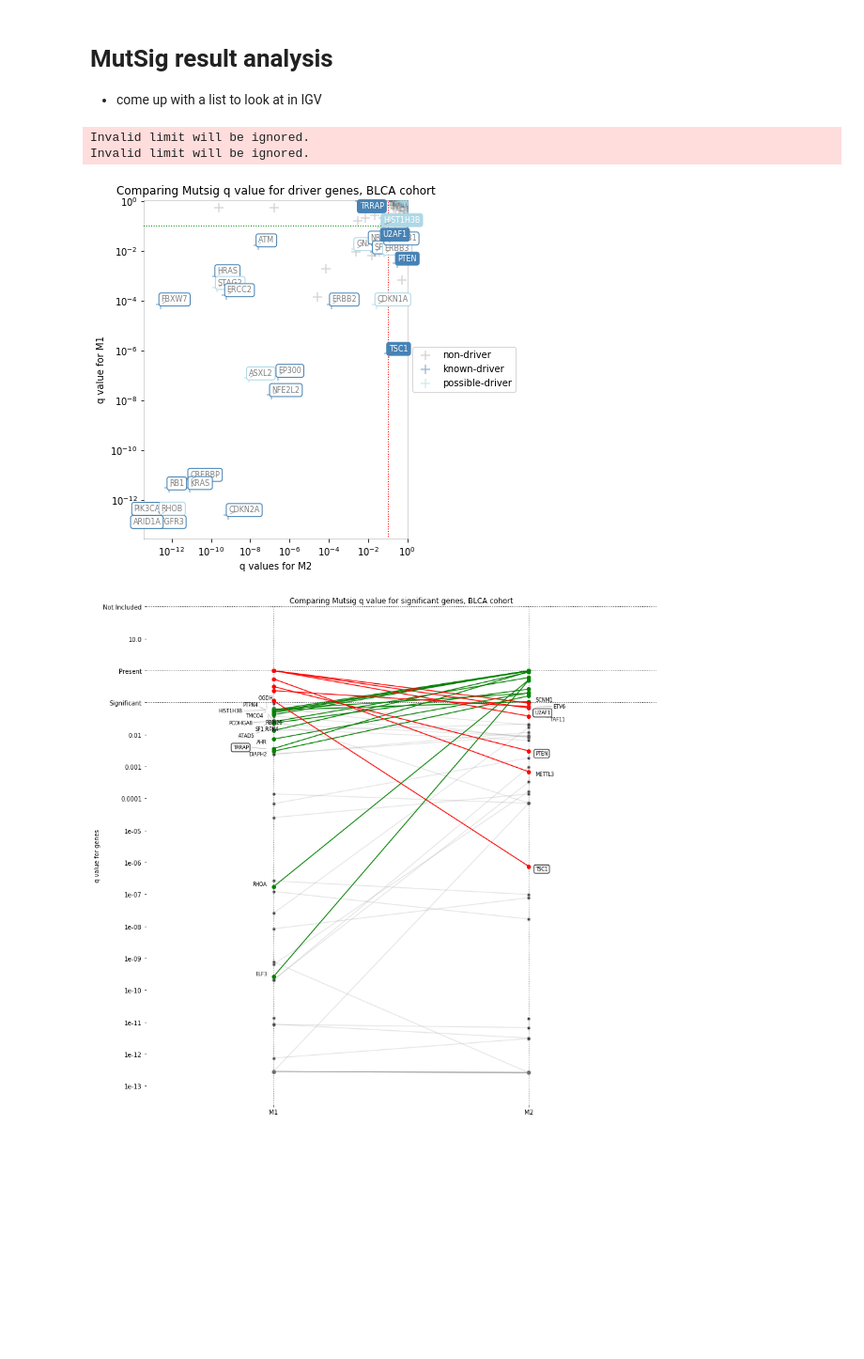
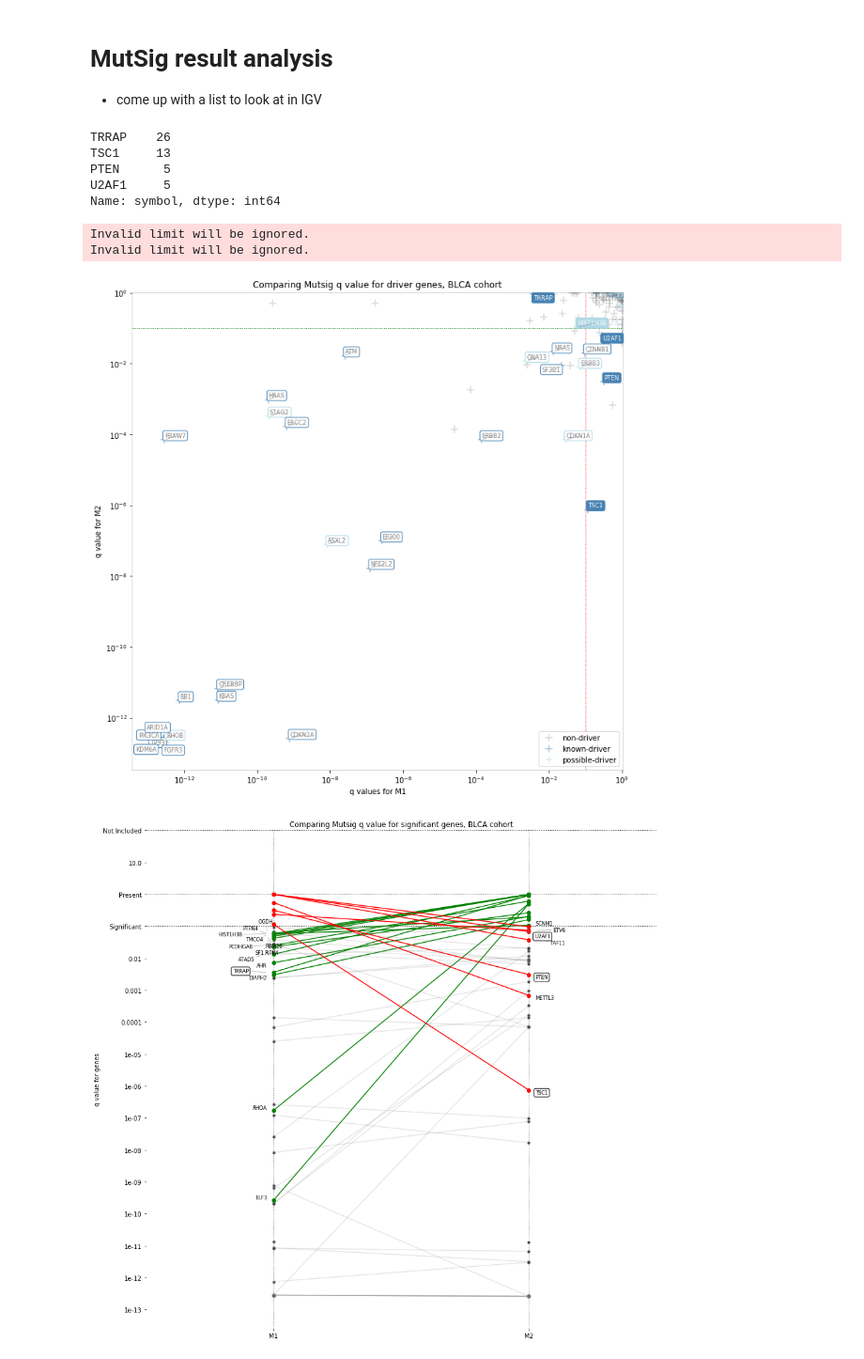
Before and after one commit to getzlab/mutect-benchmark, a Jupyter notebook: src/Mutsig.ipynb, the cells around one changed output. Shown at 94% size. Saved outputs shown, nothing was run; the diff lists cells and outputs as text; code cells hidden in the pictures; blank space fills up the shorter version.

Commit message:
correct comut plot

```diff
--- a/src/Mutsig.ipynb
+++ b/src/Mutsig.ipynb
@@ -119,6 +119,15 @@ def get_diff_driver_calls(cohort, include_tier=2):
     M = M.merge(filter_reasons, how = 'left', on = ['chr', 'pos', 'patient'])
     M.to_csv('/demo-mount/m2_results/combined_res/site_list/{}.tsv'.format(cohort), sep = '\t', index = False )
     return M
+# %%
+dd = get_diff_driver_calls('BLCA')
+dd.symbol.value_counts() # matches the plot
+# %% [output]
+TRRAP    26
+TSC1     13
+PTEN      5
+U2AF1     5
+Name: symbol, dtype: int64
 # %%
 def scatter_q(cohort):
 
@@ -127,7 +136,7 @@ def scatter_q(cohort):
     df['tier'] = df.tier.astype('str').replace({'1.0': 'Known', '2.0': 'Known', '3.0': 'Highly possible',
                                              '4.0': np.NaN, '5.0': np.NaN, '6.0':np.NaN, 'nan': np.NaN}).astype('str')
 
-    fig, ax = plt.subplots(1,1,figsize=(13,10))
+    fig, ax = plt.subplots(1,1,figsize=(12,12))
     ax.set_yscale('log')
     ax.set_xscale('log')
     df_no = df.loc[df.tier == 'nan',:]
@@ -160,37 +169,37 @@ def scatter_q(cohort):
 
         if ((p1 < 0.1) | (p2 < 0.1)) & (t == 'Known'):
             if (p1 < 0.1) & (p2 < 0.1):
                 annot1.append(ax.text(p1, p2, c, alpha= 0.5,
                                       bbox=dict(boxstyle="round", fc='w', color = 'steelblue'), #  alpha = 0.5),
                     horizontalalignment='right', verticalalignment='center', fontdict={'size':8}))
             else:
                 annot1.append(ax.text(p1, p2, c, color = 'white',
                                       bbox=dict(boxstyle="round", fc='steelblue', color = 'steelblue'),
                     horizontalalignment='right', verticalalignment='center', fontdict={'size':8}))
 
         elif ((p1 < 0.1) | (p2 < 0.1)) & (t == 'Highly possible'):
             if (p1 < 0.1) & (p2 < 0.1):
                 annot1.append(ax.text(p1, p2, c, alpha= 0.5,
                                       bbox=dict(boxstyle="round", fc='w', color = 'lightblue'), # alpha = 0.5),
                     horizontalalignment='right', verticalalignment='center', fontdict={'size':8}))
             else:
                 annot1.append(ax.text(p1, p2, c, color = 'white',
                                       bbox=dict(boxstyle="round", fc='lightblue', color = 'lightblue'),
                     horizontalalignment='right', verticalalignment='center', fontdict={'size':8}))
 
     adjust_text(annot1, arrowprops=dict(arrowstyle="-", color='grey', lw=0.5))
-    ax.set_position([0.1,0.1,0.3,0.5])
-    ax.legend(loc='center left', bbox_to_anchor=(1, 0.5))
+    #ax.set_position([0.1,0.1,0.3,0.5])
+    ax.legend(loc='lower right')
 
-    ax.set(ylabel='q value for M1', xlabel = 'q values for M2')
+    ax.set(ylabel='q value for M2', xlabel = 'q values for M1')
     ax.set_title("Comparing Mutsig q value for driver genes, {} cohort".format(cohort), fontdict={'size':12})
     plt.savefig('/demo-mount/m2_results/combined_res/plots/mutsig3/{}-q.png'.format(cohort), dpi = 80)
 
 scatter_q('BLCA')
 # %% [output]
 Invalid limit will be ignored.
 Invalid limit will be ignored.
-[figure, old version]
+[figure, new version]
 # %%
 # line plot
 import matplotlib.lines as mlines
```
Also changed, not shown: parts of 2 cells of this notebook, 2 other files.
